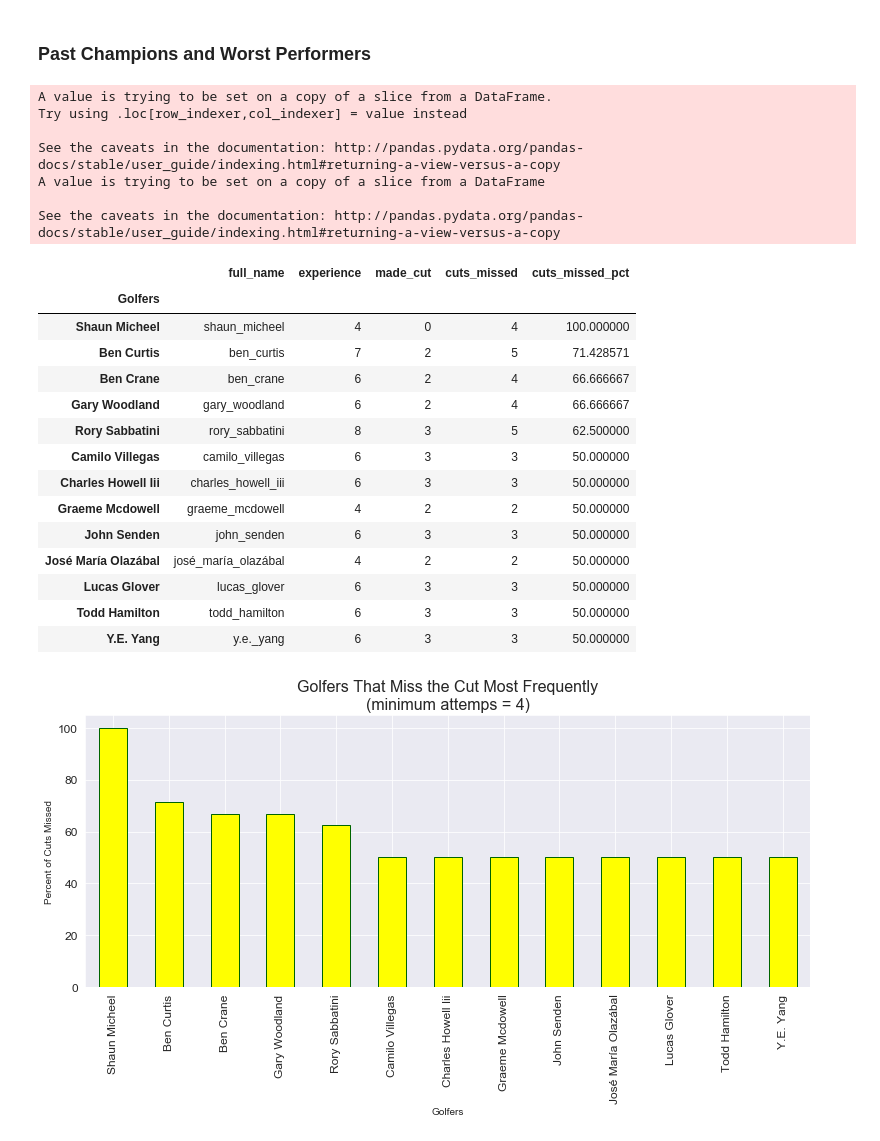
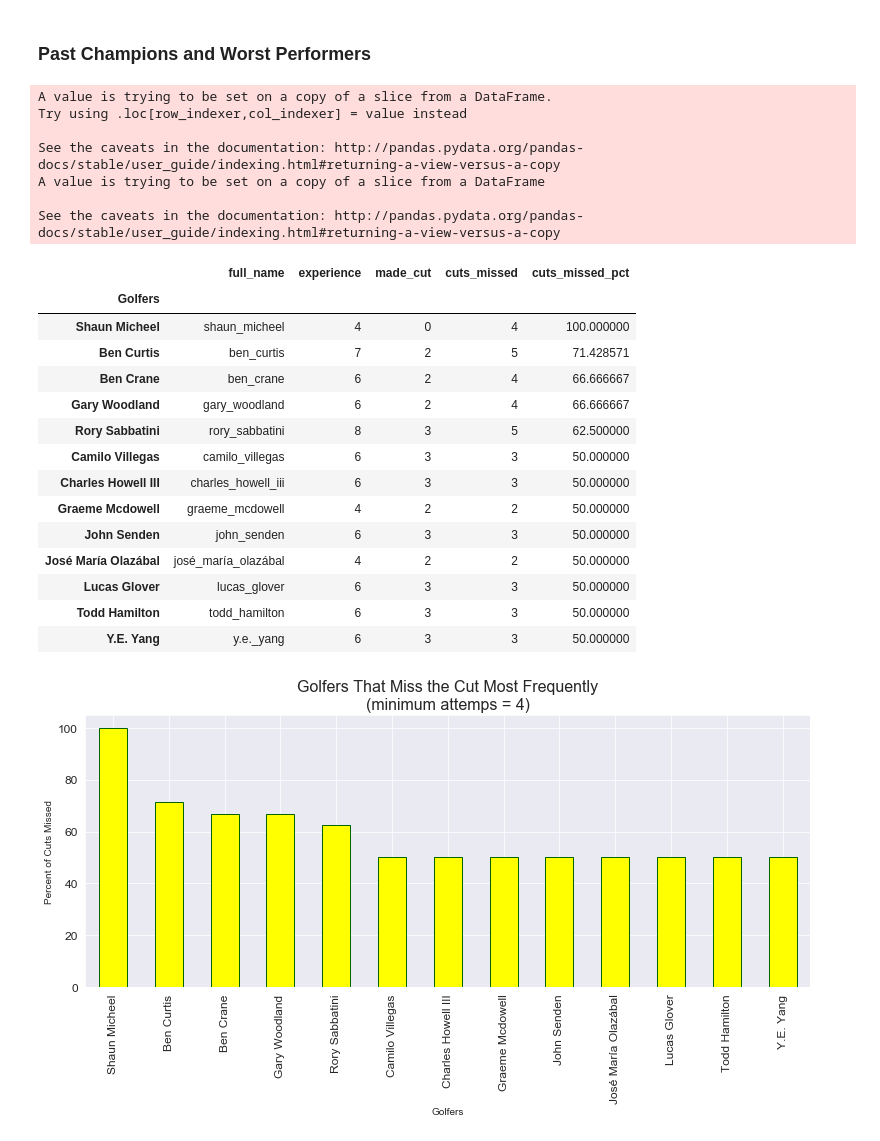
Before and after one commit to jprinfret/masters_tournament_classifier, a Jupyter notebook: 2020 Masters Tournament Predictions.ipynb, the cells around one changed output. Cells and saved outputs as stored; diff of their text form; code cells hidden in the pictures.

```diff
--- a/2020 Masters Tournament Predictions.ipynb
+++ b/2020 Masters Tournament Predictions.ipynb
@@ -815,34 +815,36 @@ cut_summary.reset_index(drop=False, inplace=True)
 cut_summary = pd.merge(experience, cut_summary, how='outer', on='full_name')
 cut_summary = cut_summary[['full_name', 'experience', 'made_cut']]
 cut_summary['cuts_missed'] = cut_summary['experience'] - cut_summary['made_cut']
 cut_summary['cuts_missed_pct'] = cut_summary['cuts_missed']/cut_summary['experience']*100
 cut_summary = cut_summary[cut_summary['experience'] >= 4]
 
 # Grab golfers that have missed more than 50% of cuts
 augusta_hates = cut_summary[cut_summary['cuts_missed_pct'] >= 50]
 raw_golfers = augusta_hates['full_name'].tolist()
 golfers = [golfer.replace('_', ' ').title() for golfer in raw_golfers]
+golfers = [golfer.replace('Iii', 'III') if golfer.endswith('Iii')
+           else golfer for golfer in golfers]
 augusta_hates['Golfers'] = golfers
 augusta_hates.set_index('Golfers', inplace=True)
 augusta_hates.sort_values(by='cuts_missed_pct', ascending=False, inplace=True)
 augusta_hates
 # %% [output]
 A value is trying to be set on a copy of a slice from a DataFrame.
 Try using .loc[row_indexer,col_indexer] = value instead
 
 See the caveats in the documentation: http://pandas.pydata.org/pandas-docs/stable/user_guide/indexing.html#returning-a-view-versus-a-copy
 A value is trying to be set on a copy of a slice from a DataFrame
 
 See the caveats in the documentation: http://pandas.pydata.org/pandas-docs/stable/user_guide/indexing.html#returning-a-view-versus-a-copy
 |  | full_name | experience | made_cut | cuts_missed | cuts_missed_pct |
 | Golfers |  |  |  |  |  |
 | Shaun Micheel | shaun_micheel | 4 | 0 | 4 | 100.000000 |
 | Ben Curtis | ben_curtis | 7 | 2 | 5 | 71.428571 |
 | Ben Crane | ben_crane | 6 | 2 | 4 | 66.666667 |
 | Gary Woodland | gary_woodland | 6 | 2 | 4 | 66.666667 |
 | Rory Sabbatini | rory_sabbatini | 8 | 3 | 5 | 62.500000 |
 | Camilo Villegas | camilo_villegas | 6 | 3 | 3 | 50.000000 |
-| Charles Howell Iii | charles_howell_iii | 6 | 3 | 3 | 50.000000 |
+| Charles Howell III | charles_howell_iii | 6 | 3 | 3 | 50.000000 |
 | Graeme Mcdowell | graeme_mcdowell | 4 | 2 | 2 | 50.000000 |
 | John Senden | john_senden | 6 | 3 | 3 | 50.000000 |
 | José María Olazábal | josé_maría_olazábal | 4 | 2 | 2 | 50.000000 |
```
Also changed, not shown: parts of 30 cells of this notebook, 8 other files.
